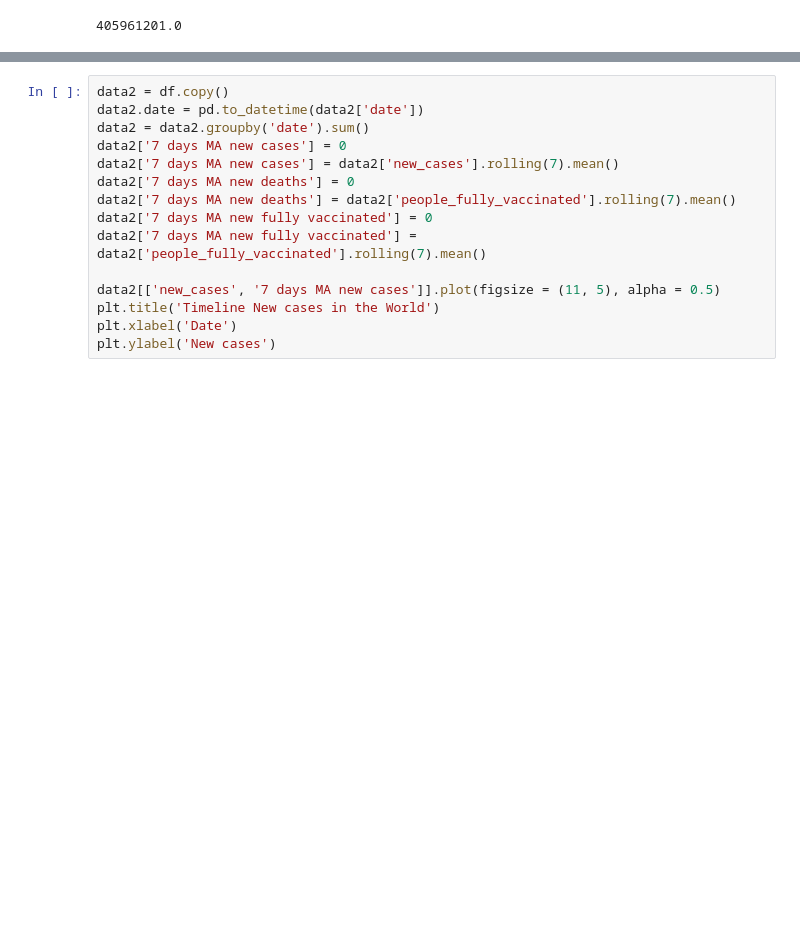
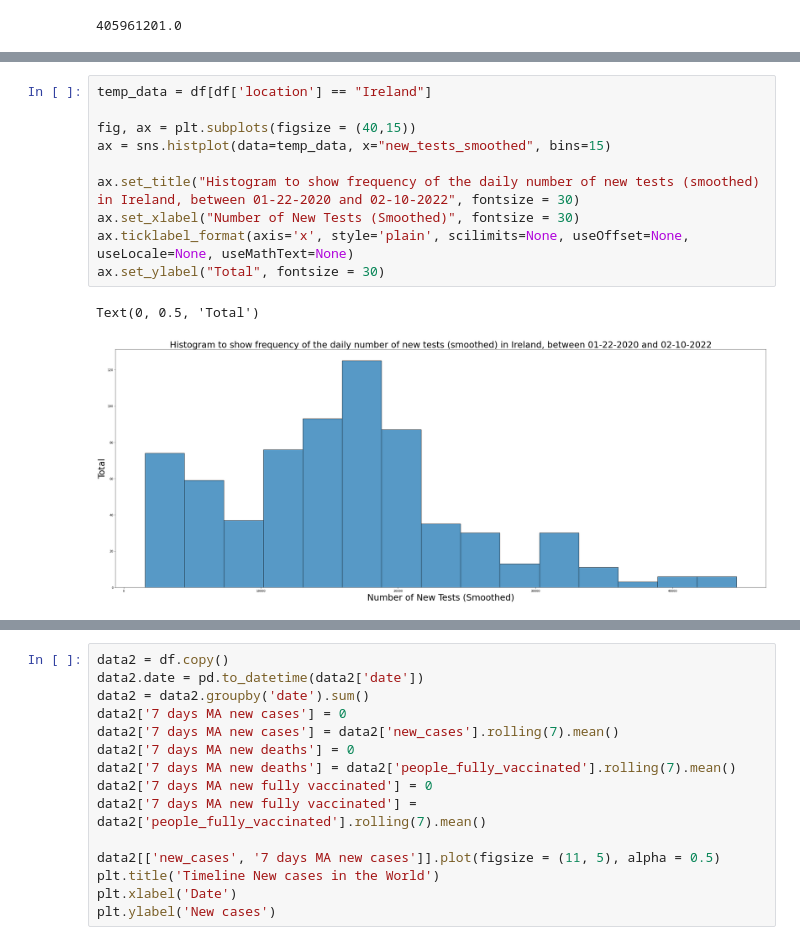
Before and after one commit to Alant84/-UCDPA_AlanTarpey-, a Jupyter notebook: Daily Omicron (COVID-19 Dataset).ipynb, the cells around one changed output, grey strips where cells are left out. Cells and saved outputs as stored; diff of their text form; blank space fills up the shorter version.

```diff
--- a/Daily Omicron (COVID-19 Dataset).ipynb
+++ b/Daily Omicron (COVID-19 Dataset).ipynb
@@ -553,0 +588,13 @@ Text(0, 0.5, 'Count')
+# %%
+temp_data = df[df['location'] == "Ireland"]
+
+fig, ax = plt.subplots(figsize = (40,15))
+ax = sns.histplot(data=temp_data, x="new_tests_smoothed", bins=15)
+
+ax.set_title("Histogram to show frequency of the daily number of new tests (smoothed) in Ireland, between 01-22-2020 and 02-10-2022", fontsize = 30)
+ax.set_xlabel("Number of New Tests (Smoothed)", fontsize = 30)
+ax.ticklabel_format(axis='x', style='plain', scilimits=None, useOffset=None, useLocale=None, useMathText=None)
+ax.set_ylabel("Total", fontsize = 30)
+# %% [output]
+Text(0, 0.5, 'Total')
+[figure, added]
```
Also changed, not shown: parts of 15 cells of this notebook.
